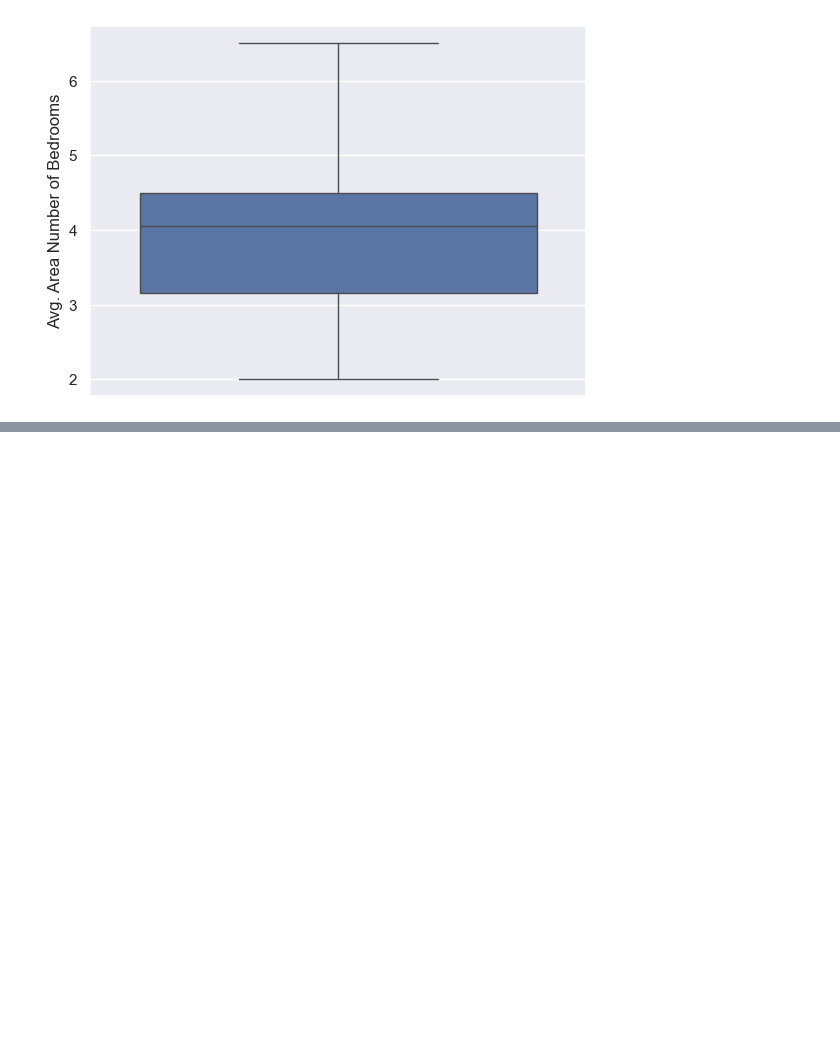
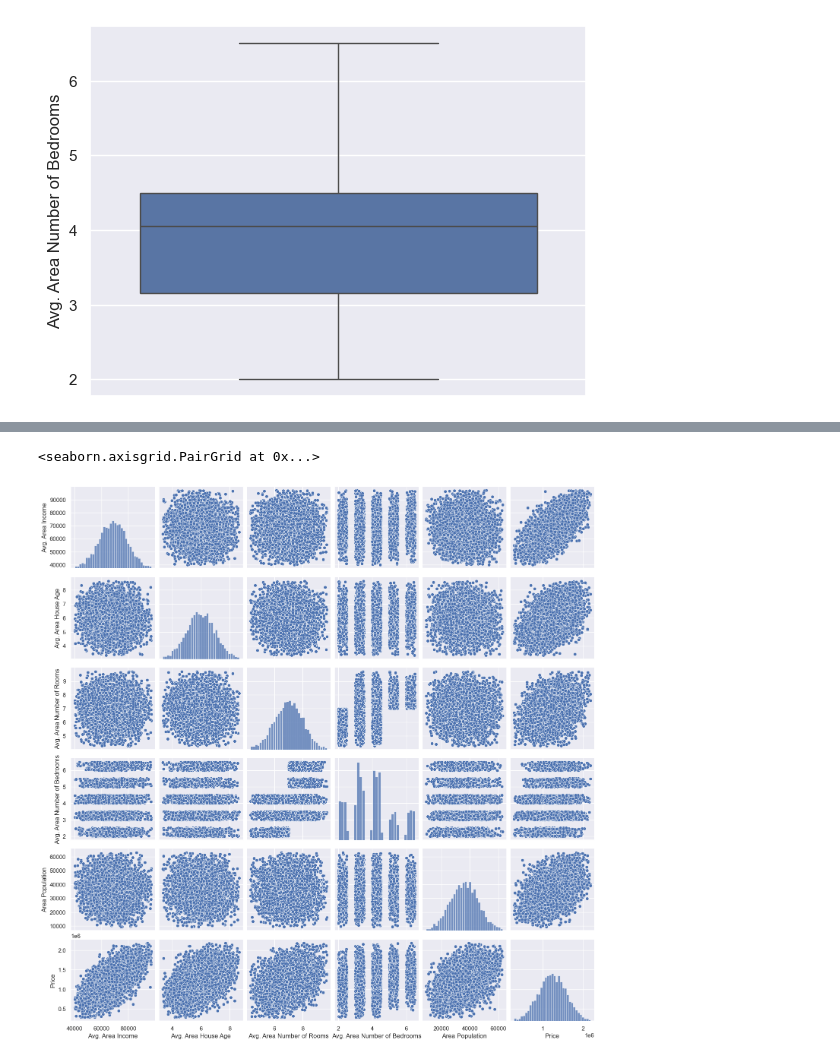
Before and after one commit to Jayshankar10/ML-Projects, a Jupyter notebook: Linear Regression/Notebook/simple linear regression.ipynb, the cells around one changed output, grey strips where cells are left out. Drawn from its saved outputs; the diff is of its cells as text; code cells hidden in the pictures; blank space fills up the shorter version.

```diff
--- a/Linear Regression/Notebook/simple linear regression.ipynb
+++ b/Linear Regression/Notebook/simple linear regression.ipynb
@@ -180,0 +188,5 @@ plt.show()
+# %%
+sns.pairplot(data)
+# %% [output]
+<seaborn.axisgrid.PairGrid at 0x...>
+[figure, added]
```
Also changed, not shown: parts of 9 cells of this notebook, 1 other file.
